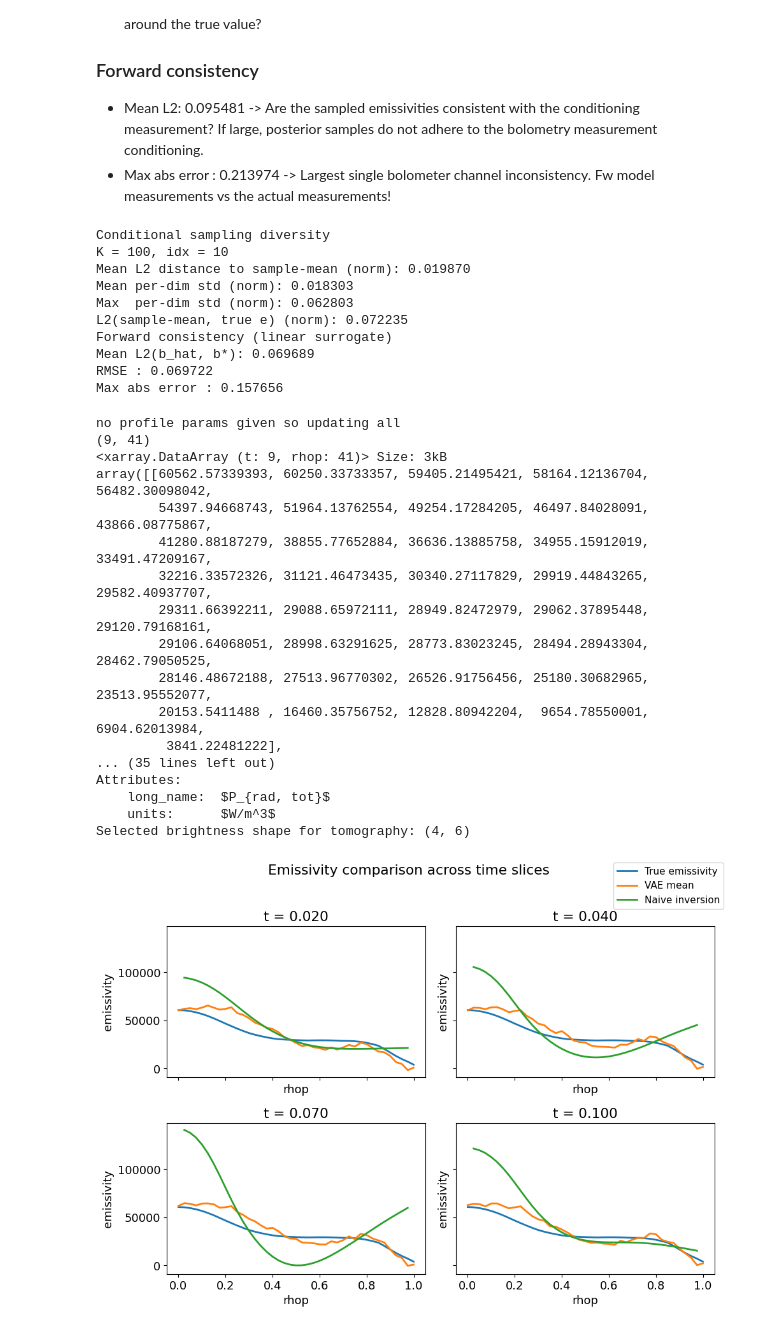
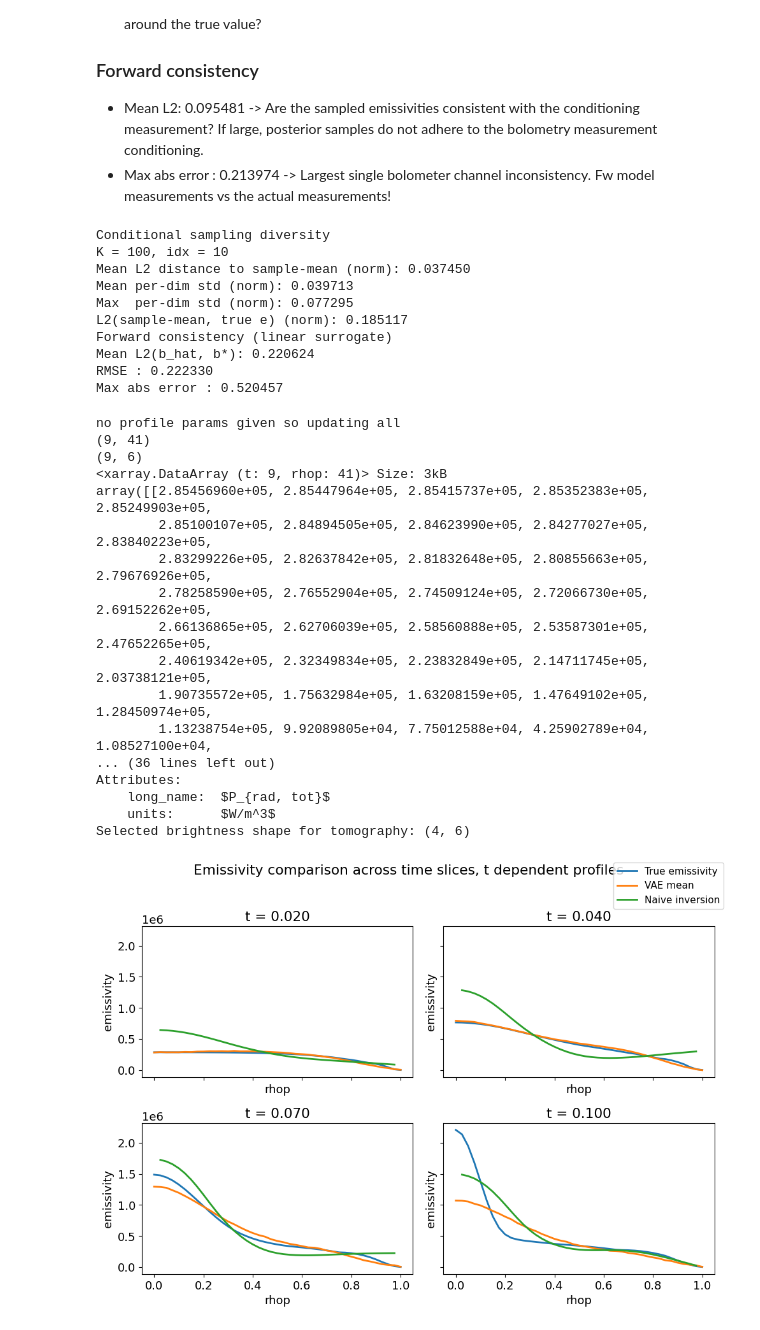
Before and after one commit to indica-mcf/Indica, a Jupyter notebook: indica/workflows/los_bolometry_surrogate_frame.ipynb, the cells around one changed output. Cells and saved outputs as stored; diff of their text form; code cells hidden in the pictures.

```diff
--- a/indica/workflows/los_bolometry_surrogate_frame.ipynb
+++ b/indica/workflows/los_bolometry_surrogate_frame.ipynb
@@ -117,8 +117,12 @@ class PlasmaGenerator():
         self.plasma_profiler(all_params)
         return self.plasma_profiler.plasma
 
-    def run_model(self):
-        self.model.set_plasma(self.plasma_profiler.plasma)
+    def run_model(self,target_plasma=None):
+        if target_plasma is not None:
+            self.model.set_plasma(target_plasma)
+        else:
+            self.model.set_plasma(self.plasma_profiler.plasma)
+
         self.model.set_transform(self.transform)
         bckc, emissivity = self.model(return_emissivity=True)
         measurements = bckc["brightness"]
@@ -315,7 +319,7 @@ class Network(nn.Module):
         return e_hat, m, logvar, z
 
 
-def train(model, epoch, optimizer, n_epochs=25):
+def train(model, epoch, optimizer, n_epochs=30):
     model.train()
     train_loss = 0
     recon_loss_total = 0
@@ -337,7 +341,7 @@ vaemodel=Network(latent_dim=latent_dim)
 total_params = sum(p.numel() for p in vaemodel.parameters())
 print(f"Total number of parameters in the VAE model: {total_params}")
 optimizer=torch.optim.Adam(vaemodel.parameters(), lr=1e-3)
-n_epochs=20
+n_epochs=25
 for epoch in range(1, n_epochs):
     train(vaemodel,epoch,optimizer,n_epochs=n_epochs)
 # %% [output]
@@ -458,11 +462,11 @@ print(f"Max abs error : {max_abs_norm:.6f}")
 # %% [output]
 Conditional sampling diversity
 K = 100, idx = 10
-Mean L2 distance to sample-mean (norm): 0.019870
-Mean per-dim std (norm): 0.018303
-Max  per-dim std (norm): 0.062803
-L2(sample-mean, true e) (norm): 0.072235
+Mean L2 distance to sample-mean (norm): 0.037450
+Mean per-dim std (norm): 0.039713
+Max  per-dim std (norm): 0.077295
+L2(sample-mean, true e) (norm): 0.185117
 Forward consistency (linear surrogate)
-Mean L2(b_hat, b*): 0.069689
-RMSE : 0.069722
-Max abs error : 0.157656
+Mean L2(b_hat, b*): 0.220624
+RMSE : 0.222330
+Max abs error : 0.520457
@@ -473,5 +473,5 @@ print(nex)
 # %%
-#Tomography inversion vs vae across time slices
+#Tomography inversion vs vae across time slices for a time dependent plasma
 from indica.workflows.los_bolometry_radiation import calculate_tomo_inversion
 import xarray as xr
 
@@ -479,10 +479,13 @@ import xarray as xr
 dataset = PairDataset(b_dir, eps_dir)
 
 # Use the model to get a brightness/emissivity time series
-generator=PlasmaGenerator(model)
-generator.generate()
-brightness, emissivity_tmp=generator.run_model()
+generator=PlasmaGenerator(model,transform)
+#generator.generate()
+plasma = load_default_objects(machine, "plasma")
+plasma.set_equilibrium(equilibrium)
+brightness, emissivity_tmp=generator.run_model(target_plasma=plasma)
 print(emissivity_tmp.shape)
+print(brightness.shape)
 print(emissivity_tmp)
 
 # Pick 4 time indices spread across the signal
@@ -510,42 +513,42 @@ for ax, ti, ti_sel in zip(axes, t_indices, range(len(t_indices))):
     latent_dim = vaemodel.fc3m.out_features
     z = torch.randn(K, latent_dim)
     b_rep = b_t_norm.expand(K, -1)
     with torch.no_grad():
         e_samps = vaemodel.decode(b_rep, z)
         e_samps_un = e_samps * dataset.sigma_eps + dataset.mu_eps
         e_vae = e_samps_un.mean(dim=0).cpu().numpy()
 
     # Tomography inversion at time ti
     e_tomo = tomo_inv.isel(t=ti_sel).values
 
     ax.plot(emissivity_tmp.rhop, e_true, label="True emissivity")
     ax.plot(emissivity_tmp.rhop, e_vae, label="VAE mean")
     ax.plot(emissivity_tmp.rhop, e_tomo, label="Naive inversion")
     ax.set_title(f"t = {float(brightness.t.values[ti]):.3f}")
     ax.set_xlabel("rhop")
     ax.set_ylabel("emissivity")
 
 # One legend for all
 handles, labels = axes[0].get_legend_handles_labels()
 fig.legend(handles, labels, loc="upper right")
-fig.suptitle("Emissivity comparison across time slices", y=1.02)
+fig.suptitle("Emissivity comparison across time slices, t dependent profiles", y=1.02)
 fig.tight_layout()
 # %% [output]
 no profile params given so updating all
 (9, 41)
+(9, 6)
 <xarray.DataArray (t: 9, rhop: 41)> Size: 3kB
-array([[60562.57339393, 60250.33733357, 59405.21495421, 58164.12136704, 56482.30098042,
-        54397.94668743, 51964.13762554, 49254.17284205, 46497.84028091, 43866.08775867,
-        41280.88187279, 38855.77652884, 36636.13885758, 34955.15912019, 33491.47209167,
-        32216.33572326, 31121.46473435, 30340.27117829, 29919.44843265, 29582.40937707,
-        29311.66392211, 29088.65972111, 28949.82472979, 29062.37895448, 29120.79168161,
-        29106.64068051, 28998.63291625, 28773.83023245, 28494.28943304, 28462.79050525,
-        28146.48672188, 27513.96770302, 26526.91756456, 25180.30682965, 23513.95552077,
-        20153.5411488 , 16460.35756752, 12828.80942204,  9654.78550001,  6904.62013984,
-         3841.22481222],
-... (35 lines left out)
+array([[2.85456960e+05, 2.85447964e+05, 2.85415737e+05, 2.85352383e+05, 2.85249903e+05,
+        2.85100107e+05, 2.84894505e+05, 2.84623990e+05, 2.84277027e+05, 2.83840223e+05,
+        2.83299226e+05, 2.82637842e+05, 2.81832648e+05, 2.80855663e+05, 2.79676926e+05,
+        2.78258590e+05, 2.76552904e+05, 2.74509124e+05, 2.72066730e+05, 2.69152262e+05,
+        2.66136865e+05, 2.62706039e+05, 2.58560888e+05, 2.53587301e+05, 2.47652265e+05,
+        2.40619342e+05, 2.32349834e+05, 2.23832849e+05, 2.14711745e+05, 2.03738121e+05,
+        1.90735572e+05, 1.75632984e+05, 1.63208159e+05, 1.47649102e+05, 1.28450974e+05,
+        1.13238754e+05, 9.92089805e+04, 7.75012588e+04, 4.25902789e+04, 1.08527100e+04,
+... (36 lines left out)
 Attributes:
     long_name:  $P_{rad, tot}$
     units:      $W/m^3$
 Selected brightness shape for tomography: (4, 6)
-[figure, old version]
+[figure, new version]
```
Also changed, not shown: parts of 6 cells of this notebook.
